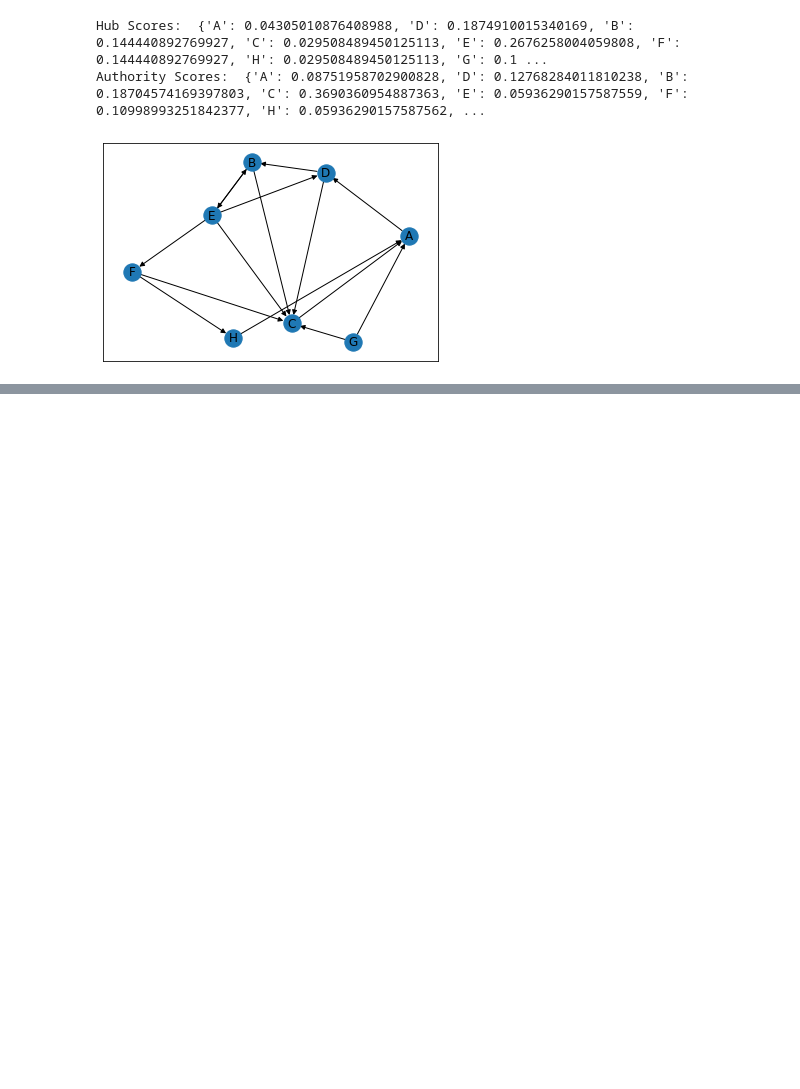
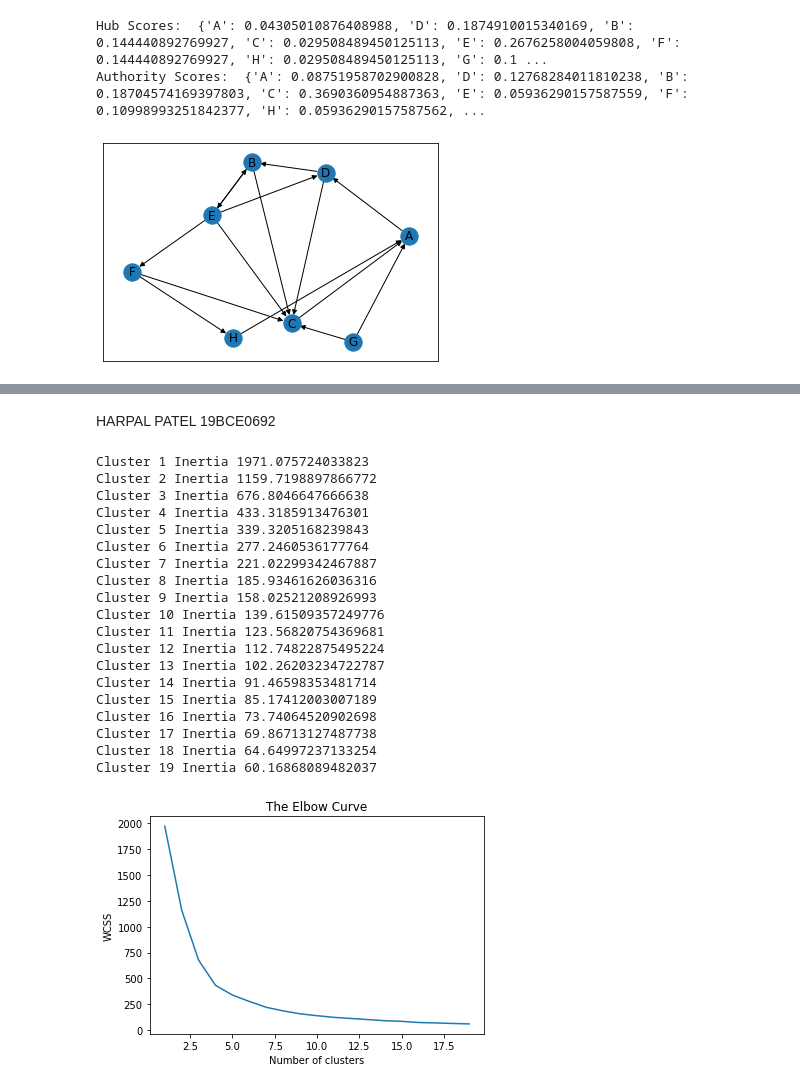
Before and after one commit to harpalpatel/web-mining-lab, a Jupyter notebook: webmining.ipynb, the cells around one changed output, grey strips where cells are left out. Cells and saved outputs as stored; diff of their text form; code cells hidden in the pictures; blank space fills up the shorter version.

```diff
--- a/webmining.ipynb
+++ b/webmining.ipynb
@@ -455,0 +583,45 @@ Authority Scores:  {'A': 0.08751958702900828, 'D': 0.12768284011810238, 'B': 0.1
+# %% [markdown]
+HARPAL PATEL 19BCE0692
+# %%
+import pandas as pd
+import numpy as np
+import matplotlib.pyplot as plt
+from sklearn.cluster import KMeans
+x1=10*np.random.rand(100,2)
+x1.shape
+kmean=KMeans(n_clusters=3)
+kmean.fit(x1)
+kmean.cluster_centers_
+kmean.labels_
+wcss = []
+for i in range(1,20):
+ kmeans = KMeans(n_clusters=i,init='k-means++',max_iter=300,n_init=10,random_state=0)
+ kmeans.fit(x1)
+ wcss.append(kmeans.inertia_)
+ print("Cluster", i, "Inertia", kmeans.inertia_)
+plt.plot(range(1,20),wcss)
+plt.title('The Elbow Curve')
+plt.xlabel('Number of clusters')
+plt.ylabel('WCSS') ##WCSS stands for total within-cluster sum of square
+plt.show()
+# %% [output]
+Cluster 1 Inertia 1971.075724033823
+Cluster 2 Inertia 1159.7198897866772
+Cluster 3 Inertia 676.8046647666638
+Cluster 4 Inertia 433.3185913476301
+Cluster 5 Inertia 339.3205168239843
+Cluster 6 Inertia 277.2460536177764
+Cluster 7 Inertia 221.02299342467887
+Cluster 8 Inertia 185.93461626036316
+Cluster 9 Inertia 158.02521208926993
+Cluster 10 Inertia 139.61509357249776
+Cluster 11 Inertia 123.56820754369681
+Cluster 12 Inertia 112.74822875495224
+Cluster 13 Inertia 102.26203234722787
+Cluster 14 Inertia 91.46598353481714
+Cluster 15 Inertia 85.17412003007189
+Cluster 16 Inertia 73.74064520902698
+Cluster 17 Inertia 69.86713127487738
+Cluster 18 Inertia 64.64997237133254
+Cluster 19 Inertia 60.16868089482037
+[figure, added]
```
Also changed, not shown: parts of 5 cells of this notebook.
